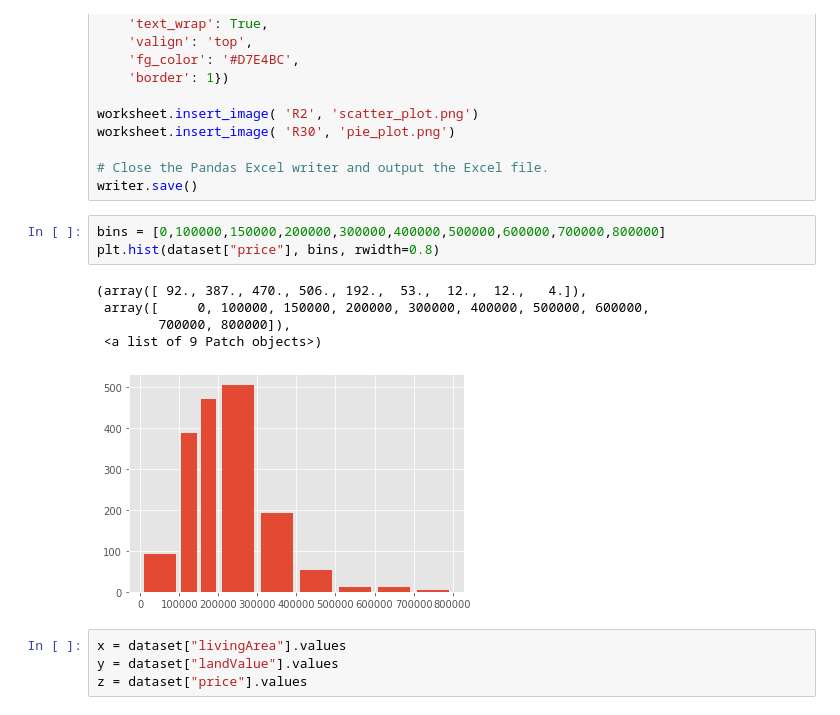
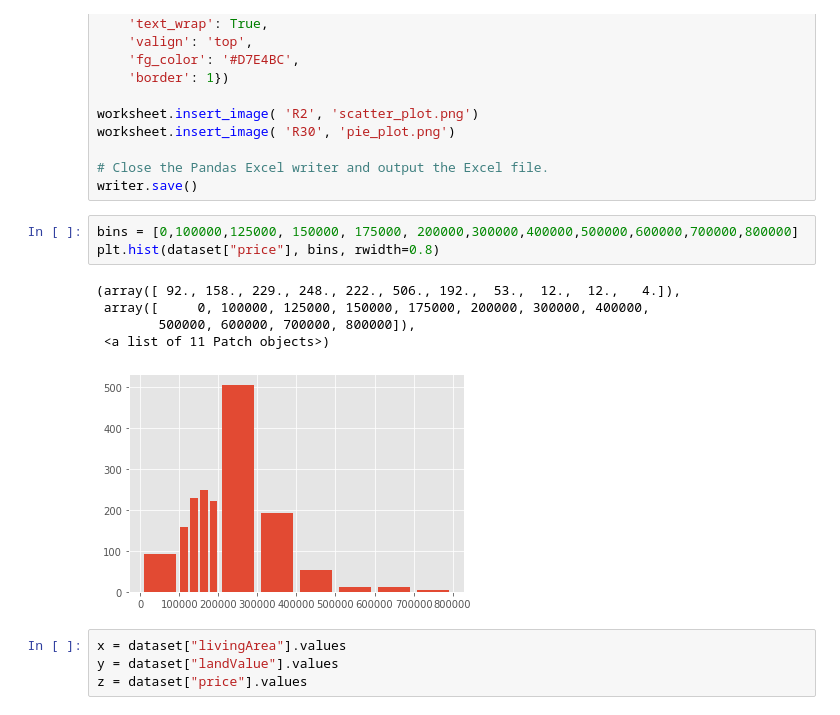
Before and after one commit to brainmentorspvtltd/MSIT_MachineLearning, a Jupyter notebook: HousesAnalysis.ipynb, the cells around one changed output. Saved outputs shown, nothing was run; the diff lists cells and outputs as text.

```diff
--- a/HousesAnalysis.ipynb
+++ b/HousesAnalysis.ipynb
@@ -159,14 +159,14 @@ worksheet.insert_image( 'R30', 'pie_plot.png')
 # Close the Pandas Excel writer and output the Excel file.
 writer.save()
 # %%
-bins = [0,100000,150000,200000,300000,400000,500000,600000,700000,800000]
+bins = [0,100000,125000, 150000, 175000, 200000,300000,400000,500000,600000,700000,800000]
 plt.hist(dataset["price"], bins, rwidth=0.8)
 # %% [output]
-(array([ 92., 387., 470., 506., 192.,  53.,  12.,  12.,   4.]),
- array([     0, 100000, 150000, 200000, 300000, 400000, 500000, 600000,
-        700000, 800000]),
- <a list of 9 Patch objects>)
+(array([ 92., 158., 229., 248., 222., 506., 192.,  53.,  12.,  12.,   4.]),
+ array([     0, 100000, 125000, 150000, 175000, 200000, 300000, 400000,
+        500000, 600000, 700000, 800000]),
+ <a list of 11 Patch objects>)
-[figure, old version]
+[figure, new version]
 # %%
 x = dataset["livingArea"].values
 y = dataset["landValue"].values
```
Also changed, not shown: parts of 3 cells of this notebook, 4 other files.
